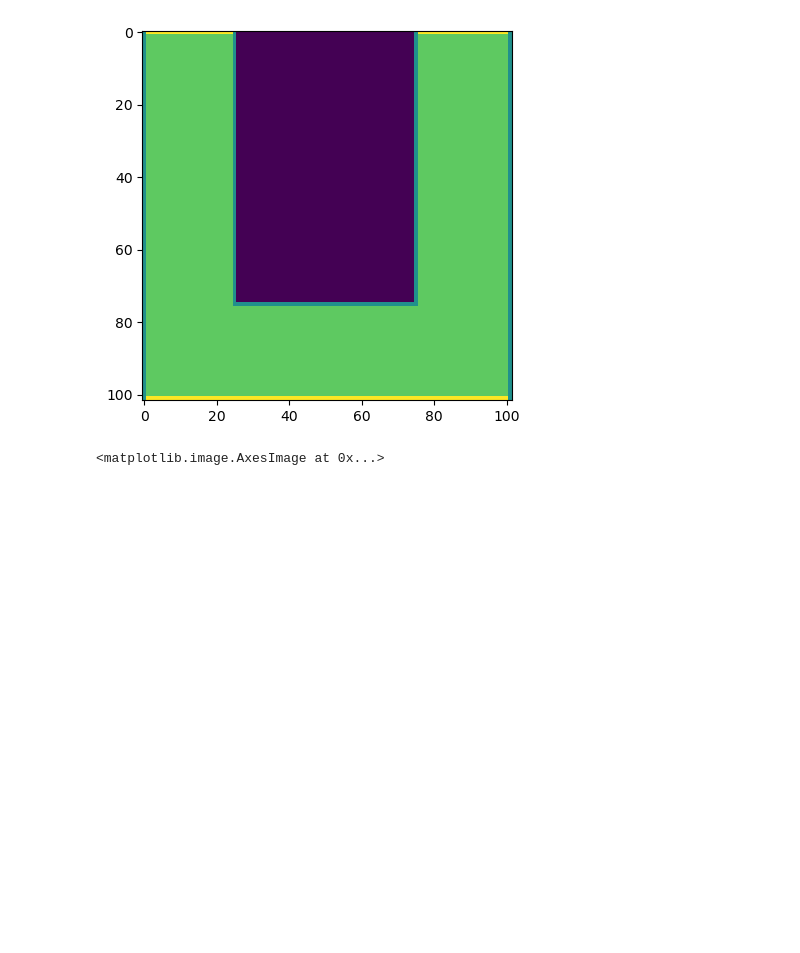
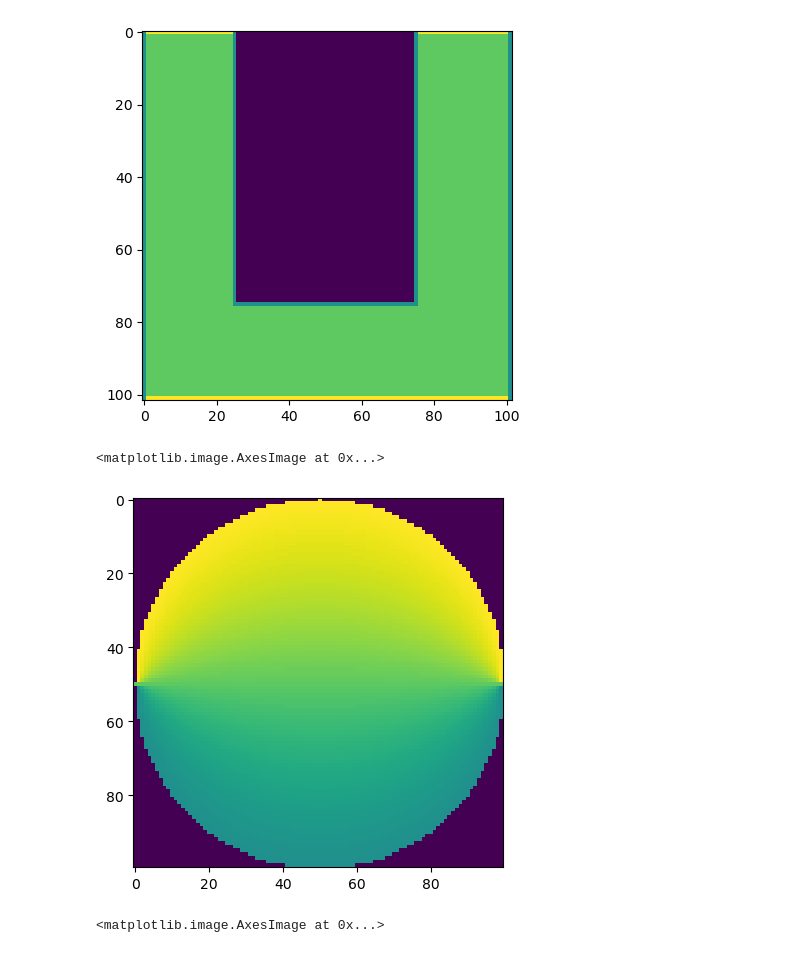
Before and after one commit to stephen-huan/10708-project, a Jupyter notebook: anthony.ipynb, the cells around one changed output. Drawn from its saved outputs; the diff is of its cells as text; code cells hidden in the pictures; blank space fills up the shorter version.

```diff
--- a/anthony.ipynb
+++ b/anthony.ipynb
@@ -35,7 +35,7 @@ def init_Ushape(nx: int, ny: int, boundaries: Array | None = None) -> Array:
     """
     Initialize the solution matrix with the boundary values.
     Assume the 'neck' of the U is 1/4 the domain height and 1/2 domain width
-    Let -1 denote out of domain values
+    Let negative values denote out of domain values
 
     Args:
         nx: number of grid points in x direction
@@ -117,10 +161,19 @@ def gauss_seidel_np(x, n_iters=1, mask=None):
                     x[i, j] = (x[i - 1, j] + x[i + 1, j] + x[i, j - 1] + x[i, j + 1]) / 4
 
     return x
+# %%
+circle_init_np = np.array(circle_init)
+mask_np = np.array(mask)
+circle_solution = gauss_seidel_np(circle_init_np, n_iters=2000, mask=mask_np)
 # %%
 U_init_np = np.array(U_init)
 mask_np = np.array(mask)
 U_solution = gauss_seidel_np(U_init_np, n_iters=2000, mask=mask_np)
+# %%
+plt.imshow(circle_solution, cmap = 'viridis', interpolation='none', vmin=-100, vmax=100)
+# %% [output]
+<matplotlib.image.AxesImage at 0x...>
+[figure, added]
 # %%
 plt.imshow(U_solution, cmap = 'viridis', interpolation='none', vmin=-100, vmax=100)
 # %% [output]
```
Also changed, not shown: parts of 2 cells of this notebook.
